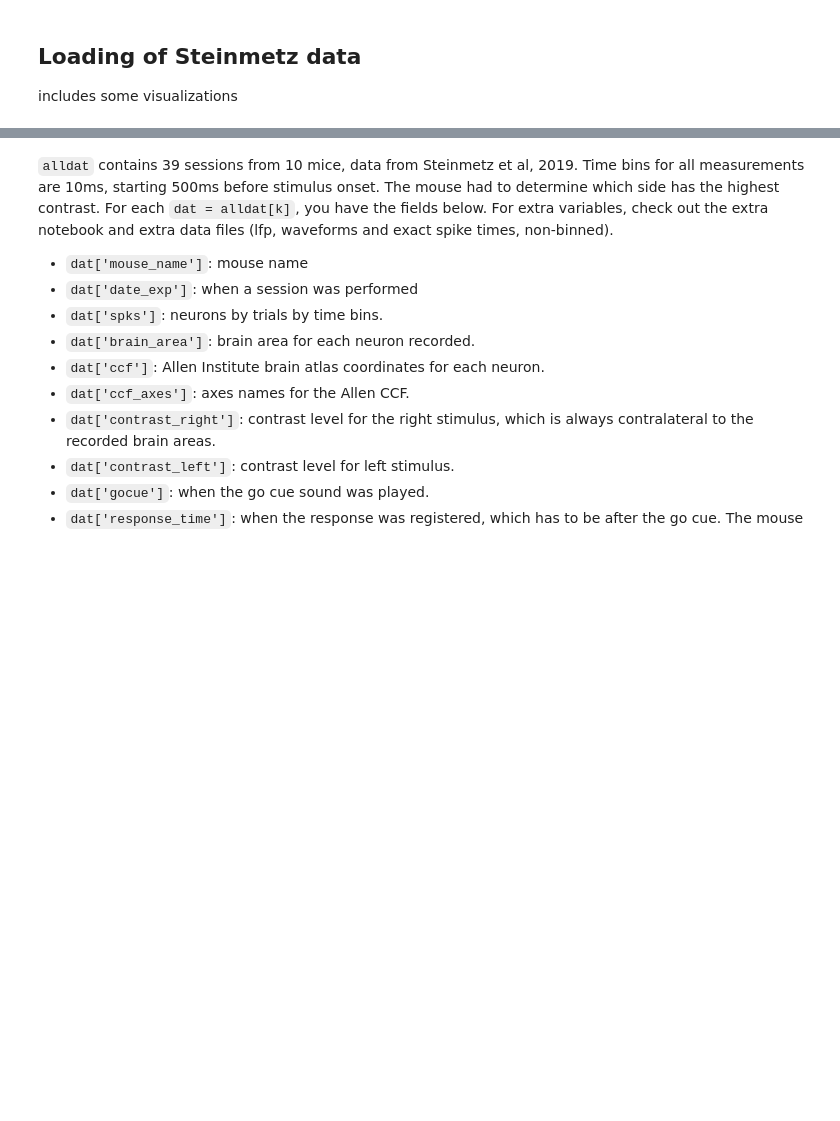
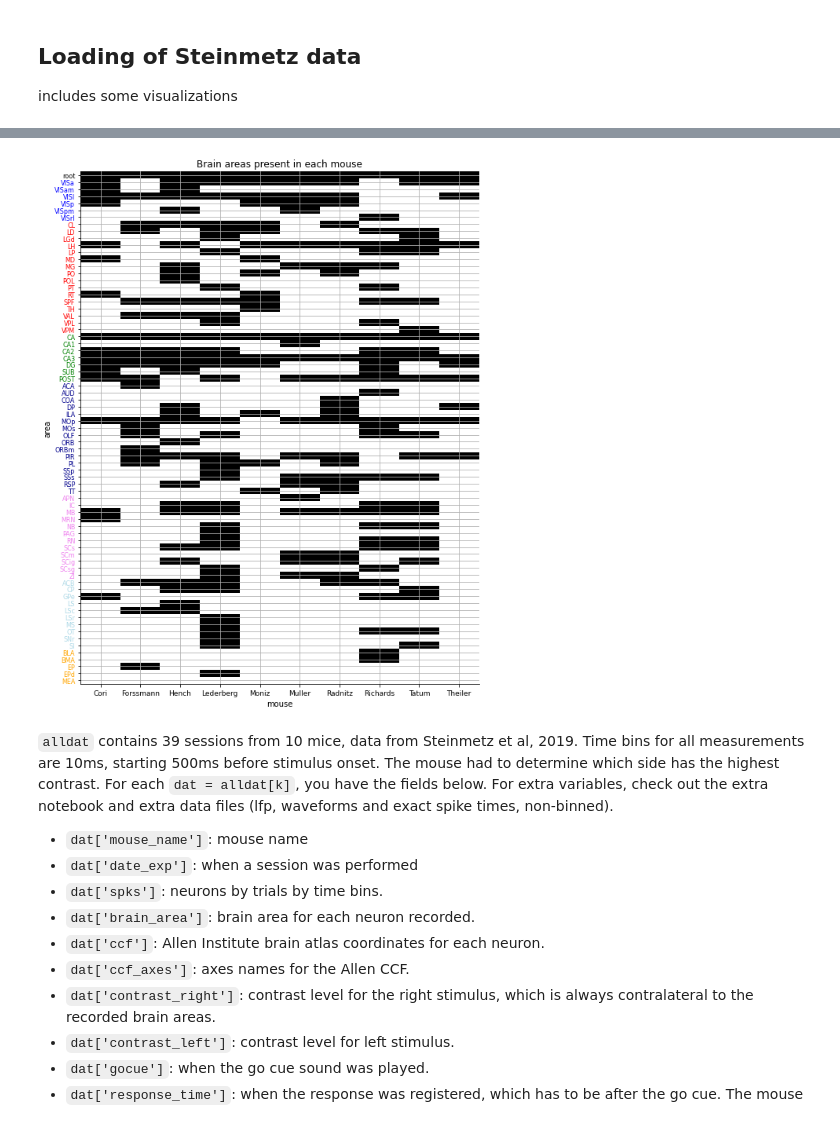
Before and after one commit to NMA2022-harees/steinmetz, a Jupyter notebook: load_steinmetz_proportion_graph.ipynb, the cells around one changed output, grey strips where cells are left out. Cells and saved outputs as stored; diff of their text form; code cells hidden in the pictures; blank space fills up the shorter version.

```diff
--- a/load_steinmetz_proportion_graph.ipynb
+++ b/load_steinmetz_proportion_graph.ipynb
@@ -107,3 +107,64 @@ plt.legend()
+# %%
+# Make a plot of which brain areas are present in each dataset
+# note that region 4 ("other ctx" are neurons that were not able to be classified)
+# region 4 does not correspond to brain_group 4, which are all cortical neurons outside of visual cortex
+from constants import regions, region_colors, brain_groups
+
+mice_name = []
+alldata_by_mouse = np.array([[dict() for i in range(10)]]).reshape(10,)
+mouse_order = -1
+for session in range(len(alldata)):
+    dat = alldata[session]
+    if dat['mouse_name'] not in mice_name:
+        mice_name.append(dat['mouse_name'])
+        mouse_order += 1
+        alldata_by_mouse[mouse_order]['brain_area'] = np.unique(dat['brain_area'])
+    else:
+        alldata_by_mouse[mouse_order]['brain_area'] = np.unique(np.concatenate([alldata_by_mouse[mouse_order]['brain_area'],dat['brain_area']]))
+n_mouse = len(mice_name)
+
+# Assign each area an id
+areas = [area for group in brain_groups for area in group]
+n_allareas = len(areas)+1 # +1 for "root"
+area_to_id = dict(root=0)
+for i, area in enumerate(areas):
+    area_to_id[area] = i
+
+# Figure out which areas are in each dataset
+areas_in_each_dataset = np.zeros((n_allareas, n_mouse), dtype=bool)
+for j, data in enumerate(alldata_by_mouse):
+    for area in np.unique(data['brain_area']):
+        i = area_to_id[area]
+        areas_in_each_dataset[i, j] = True
+
+# Show the binary matrix
+plt.figure(figsize=(8, 10))
+plt.imshow(areas_in_each_dataset, cmap="Greys", aspect="auto", interpolation="none")
+
+# Label the axes
+plt.xlabel("mouse")
+plt.ylabel("area")
+
+# Add tick labels
+yticklabels = ["root"]
+for group in brain_groups:
+    yticklabels.extend(group)
+plt.yticks(np.arange(n_allareas), yticklabels, fontsize=8)
+plt.xticks(np.arange(n_mouse), mice_name,fontsize=9)
+
+# Color the tick labels by region
+ytickobjs = plt.gca().get_yticklabels()
+ytickobjs[0].set_color("black")
+counter = 1
+for group, color in zip(brain_groups, region_colors):
+  for area in group:
+    ytickobjs[counter].set_color(color)
+    counter += 1
+
+plt.title("Brain areas present in each mouse")
+plt.grid(True)
+# %% [output]
+[figure, added]
 # %% [markdown]
 `alldat` contains 39 sessions from 10 mice, data from Steinmetz et al, 2019. Time bins for all measurements are 10ms, starting 500ms before stimulus onset. The mouse had to determine which side has the highest contrast. For each `dat = alldat[k]`, you have the fields below. For extra variables, check out the extra notebook and extra data files (lfp, waveforms and exact spike times, non-binned).
 
```
Also changed, not shown: parts of 1 cell of this notebook.
